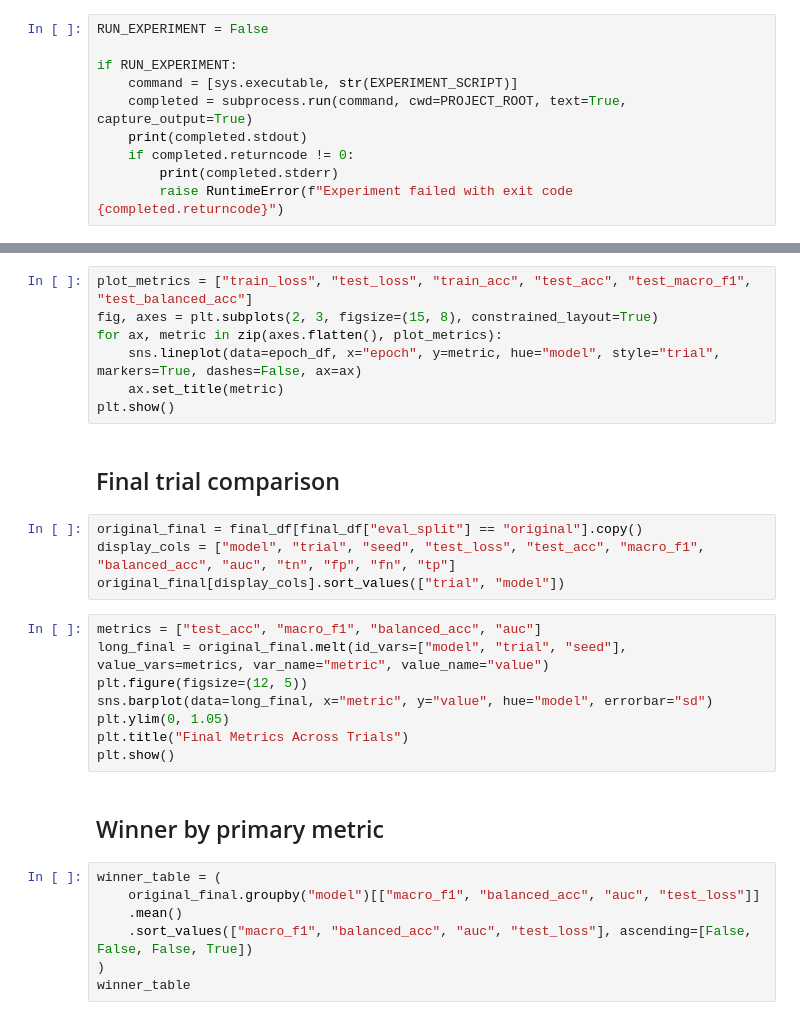
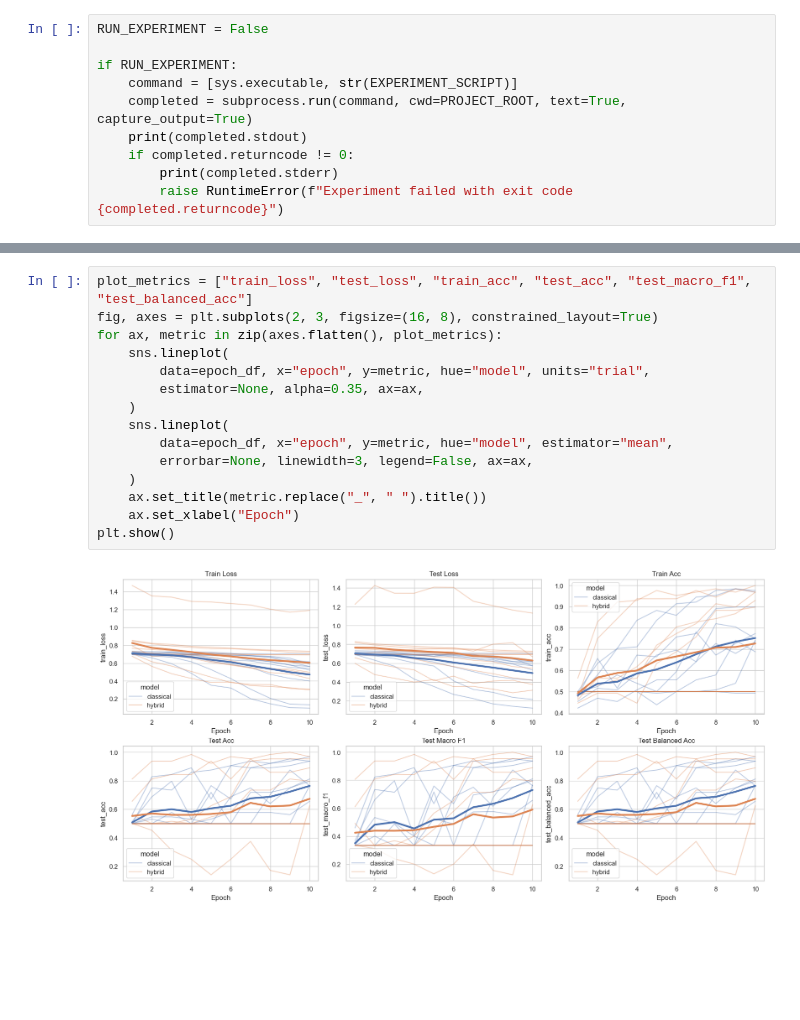
Before and after one commit to hasanahmed77/cqcnn-reimplementation, a Jupyter notebook: notebooks/classification/oasis2_coronal_2qubit_analysis.ipynb, the cells around one changed output, grey strips where cells are left out. Cells and saved outputs as stored; diff of their text form; blank space fills up the shorter version.

```diff
--- a/notebooks/classification/oasis2_coronal_2qubit_analysis.ipynb
+++ b/notebooks/classification/oasis2_coronal_2qubit_analysis.ipynb
@@ -73,30 +247,17 @@ summary_df[["model", "eval_split", "test_loss", "test_acc", "macro_f1", "balance
 # %%
 plot_metrics = ["train_loss", "test_loss", "train_acc", "test_acc", "test_macro_f1", "test_balanced_acc"]
-fig, axes = plt.subplots(2, 3, figsize=(15, 8), constrained_layout=True)
+fig, axes = plt.subplots(2, 3, figsize=(16, 8), constrained_layout=True)
 for ax, metric in zip(axes.flatten(), plot_metrics):
-    sns.lineplot(data=epoch_df, x="epoch", y=metric, hue="model", style="trial", markers=True, dashes=False, ax=ax)
-    ax.set_title(metric)
+    sns.lineplot(
+        data=epoch_df, x="epoch", y=metric, hue="model", units="trial",
+        estimator=None, alpha=0.35, ax=ax,
+    )
+    sns.lineplot(
+        data=epoch_df, x="epoch", y=metric, hue="model", estimator="mean",
+        errorbar=None, linewidth=3, legend=False, ax=ax,
+    )
+    ax.set_title(metric.replace("_", " ").title())
+    ax.set_xlabel("Epoch")
 plt.show()
+# %% [output]
+[figure, added]
-# %% [markdown]
-## Final trial comparison
-# %%
-original_final = final_df[final_df["eval_split"] == "original"].copy()
-display_cols = ["model", "trial", "seed", "test_loss", "test_acc", "macro_f1", "balanced_acc", "auc", "tn", "fp", "fn", "tp"]
-original_final[display_cols].sort_values(["trial", "model"])
-# %%
-metrics = ["test_acc", "macro_f1", "balanced_acc", "auc"]
-long_final = original_final.melt(id_vars=["model", "trial", "seed"], value_vars=metrics, var_name="metric", value_name="value")
-plt.figure(figsize=(12, 5))
-sns.barplot(data=long_final, x="metric", y="value", hue="model", errorbar="sd")
-plt.ylim(0, 1.05)
-plt.title("Final Metrics Across Trials")
-plt.show()
-# %% [markdown]
-## Winner by primary metric
-# %%
-winner_table = (
-    original_final.groupby("model")[["macro_f1", "balanced_acc", "auc", "test_loss"]]
-    .mean()
-    .sort_values(["macro_f1", "balanced_acc", "auc", "test_loss"], ascending=[False, False, False, True])
-)
-winner_table
```
Also changed, not shown: parts of 30 cells of this notebook, 14 other files.
